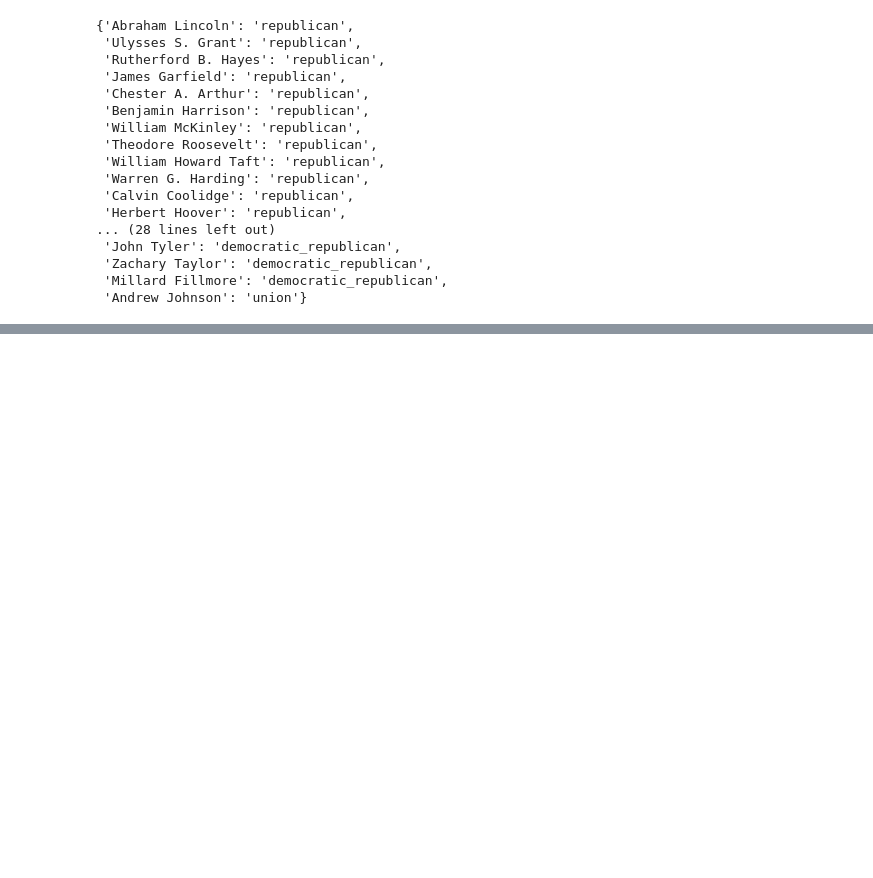
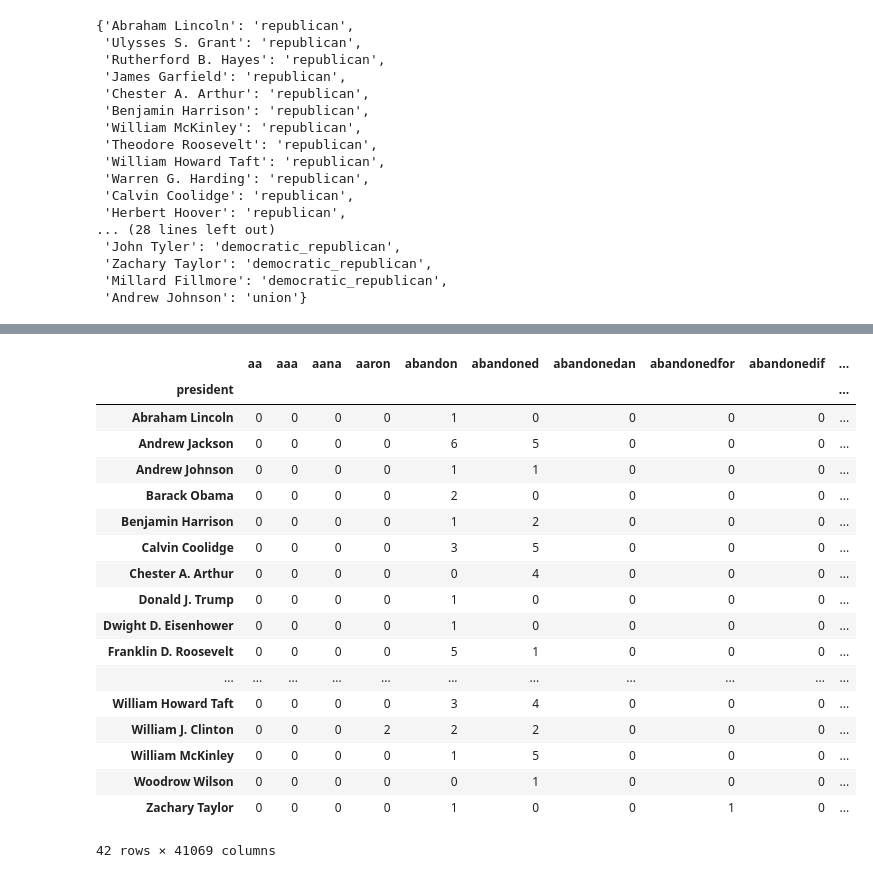
Before and after one commit to tiroger/NLP-SOTU, a Jupyter notebook: scrape_sotu_archives.ipynb, the cells around one changed output, grey strips where cells are left out. Drawn from its saved outputs; the diff is of its cells as text; code cells hidden in the pictures; blank space fills up the shorter version.

Commit message:
Added clean corpus and DTM

```diff
--- a/scrape_sotu_archives.ipynb
+++ b/scrape_sotu_archives.ipynb
@@ -289,0 +342,3 @@ with open('./pickled_files/sotu_speeches.pkl', 'wb') as f:
+# %%
+# Renaming raw text column
+clean_sotu_speeches.rename(columns={'raw_text': 'clean_text'}, inplace=True)
@@ -289,0 +354,4 @@ with open('./pickled_files/sotu_speeches.pkl', 'wb') as f:
+# %%
+# Pickling clean corpus
+with open('./pickled_files/clean_sotu_speeches.pkl', 'wb') as f:
+    pickle.dump(clean_sotu_speeches, f)
@@ -289,0 +360,4 @@ with open('./pickled_files/sotu_speeches.pkl', 'wb') as f:
+# %%
+# Opening pickled dataframe
+with open('./pickled_files/clean_sotu_speeches.pkl', 'rb') as f:
+    clean_sotu_speeches = pickle.load(f)
@@ -289,0 +368,10 @@ with open('./pickled_files/sotu_speeches.pkl', 'wb') as f:
+# %%
+# We are going to create a document-term matrix using CountVectorizer, and exclude common English stop words
+from sklearn.feature_extraction.text import CountVectorizer
+
+cv = CountVectorizer(stop_words='english')
+speeches_cv = cv.fit_transform(clean_sotu_speeches.clean_text)
+speeches_dtm = pd.DataFrame(speeches_cv.toarray(), columns=cv.get_feature_names())
+speeches_dtm.index = clean_sotu_speeches.president
+# speeches_dtm.reset_index()
+speeches_dtm.head()
@@ -289,0 +391,24 @@ with open('./pickled_files/sotu_speeches.pkl', 'wb') as f:
+# %%
+# Grouping data by president
+grouped_pres_speeches_dtm = speeches_dtm.groupby(speeches_dtm.index).sum()
+grouped_pres_speeches_dtm
+# %% [output]
+|  | aa | aaa | aana | aaron | abandon | abandoned | abandonedan | abandonedfor | abandonedif | ... |
+| president |  |  |  |  |  |  |  |  |  | ... |
+| Abraham Lincoln | 0 | 0 | 0 | 0 | 1 | 0 | 0 | 0 | 0 | ... |
+| Andrew Jackson | 0 | 0 | 0 | 0 | 6 | 5 | 0 | 0 | 0 | ... |
+| Andrew Johnson | 0 | 0 | 0 | 0 | 1 | 1 | 0 | 0 | 0 | ... |
+| Barack Obama | 0 | 0 | 0 | 0 | 2 | 0 | 0 | 0 | 0 | ... |
+| Benjamin Harrison | 0 | 0 | 0 | 0 | 1 | 2 | 0 | 0 | 0 | ... |
+| Calvin Coolidge | 0 | 0 | 0 | 0 | 3 | 5 | 0 | 0 | 0 | ... |
+| Chester A. Arthur | 0 | 0 | 0 | 0 | 0 | 4 | 0 | 0 | 0 | ... |
+| Donald J. Trump | 0 | 0 | 0 | 0 | 1 | 0 | 0 | 0 | 0 | ... |
+| Dwight D. Eisenhower | 0 | 0 | 0 | 0 | 1 | 0 | 0 | 0 | 0 | ... |
+| Franklin D. Roosevelt | 0 | 0 | 0 | 0 | 5 | 1 | 0 | 0 | 0 | ... |
+| ... | ... | ... | ... | ... | ... | ... | ... | ... | ... | ... |
+| William Howard Taft | 0 | 0 | 0 | 0 | 3 | 4 | 0 | 0 | 0 | ... |
+| William J. Clinton | 0 | 0 | 0 | 2 | 2 | 2 | 0 | 0 | 0 | ... |
+| William McKinley | 0 | 0 | 0 | 0 | 1 | 5 | 0 | 0 | 0 | ... |
+| Woodrow Wilson | 0 | 0 | 0 | 0 | 0 | 1 | 0 | 0 | 0 | ... |
+| Zachary Taylor | 0 | 0 | 0 | 0 | 1 | 0 | 0 | 1 | 0 | ... |
+42 rows × 41069 columns
```
Also changed, not shown: parts of 21 cells of this notebook, 6 other files.
